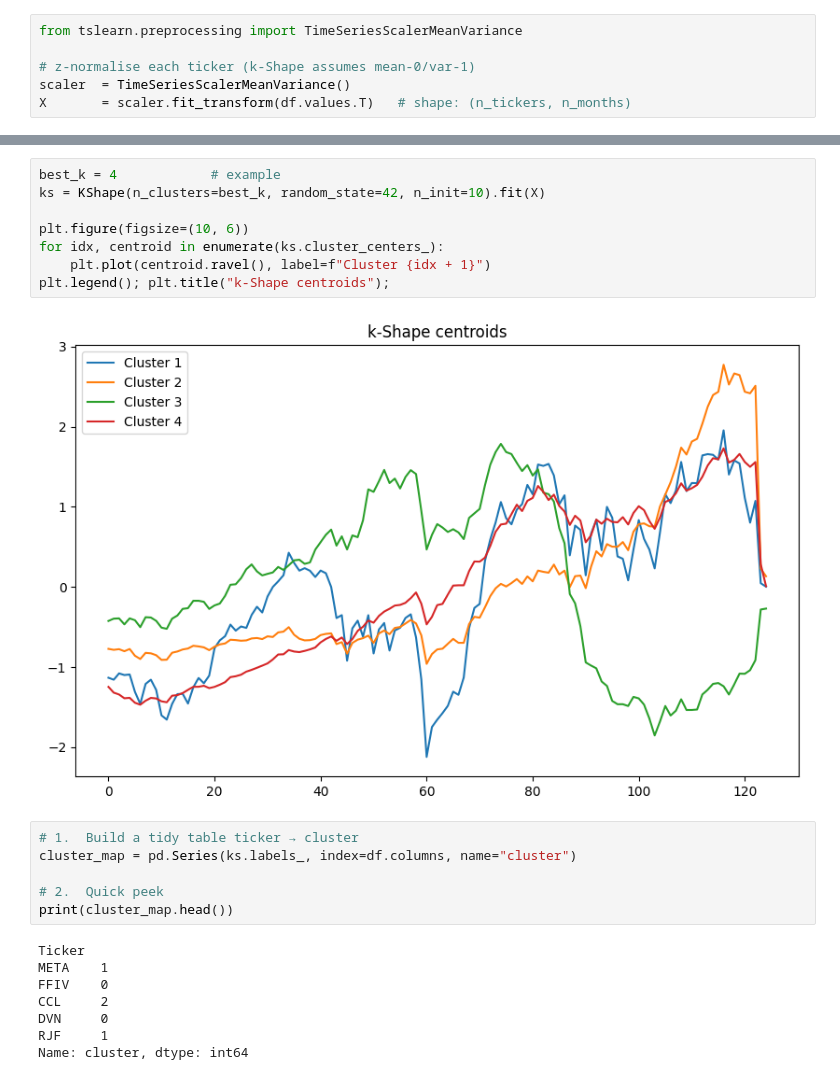
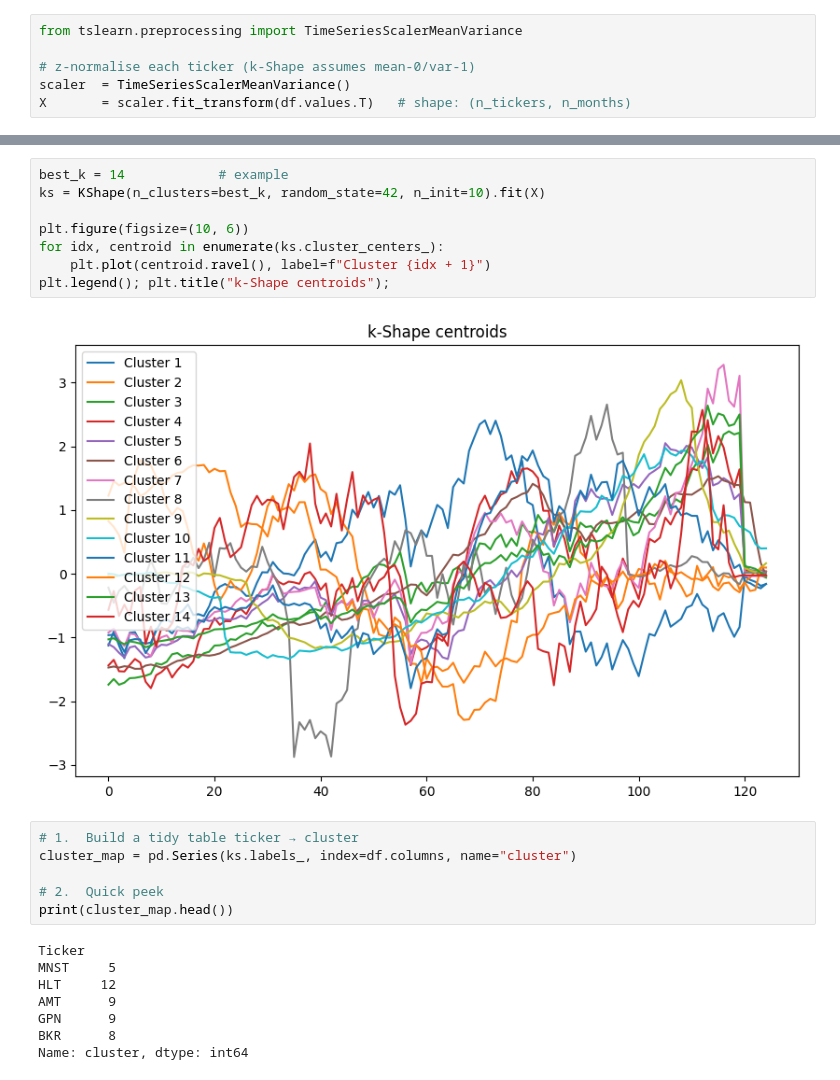
Before and after one commit to RyanKim04/Stock-Classification-Prediction-using-K-shape-clustering, a Jupyter notebook: main.ipynb, the cells around one changed output, grey strips where cells are left out. Cells and saved outputs as stored; diff of their text form.

```diff
--- a/main.ipynb
+++ b/main.ipynb
@@ -138,13 +139,13 @@ plt.show()
 # %%
-best_k = 4            # example
+best_k = 14            # example
 ks = KShape(n_clusters=best_k, random_state=42, n_init=10).fit(X)
 
 plt.figure(figsize=(10, 6))
 for idx, centroid in enumerate(ks.cluster_centers_):
     plt.plot(centroid.ravel(), label=f"Cluster {idx + 1}")
 plt.legend(); plt.title("k-Shape centroids");
 # %% [output]
-[figure, old version]
+[figure, new version]
 # %%
 # 1.  Build a tidy table ticker → cluster
 cluster_map = pd.Series(ks.labels_, index=df.columns, name="cluster")
@@ -153,11 +154,11 @@ cluster_map = pd.Series(ks.labels_, index=df.columns, name="cluster")
 print(cluster_map.head())
 # %% [output]
 Ticker
-META    1
-FFIV    0
-CCL     2
-DVN     0
-RJF     1
+MNST     5
+HLT     12
+AMT      9
+GPN      9
+BKR      8
 Name: cluster, dtype: int64
 # %%
 for c in sorted(cluster_map.unique()):
```
Also changed, not shown: parts of 9 cells of this notebook.
